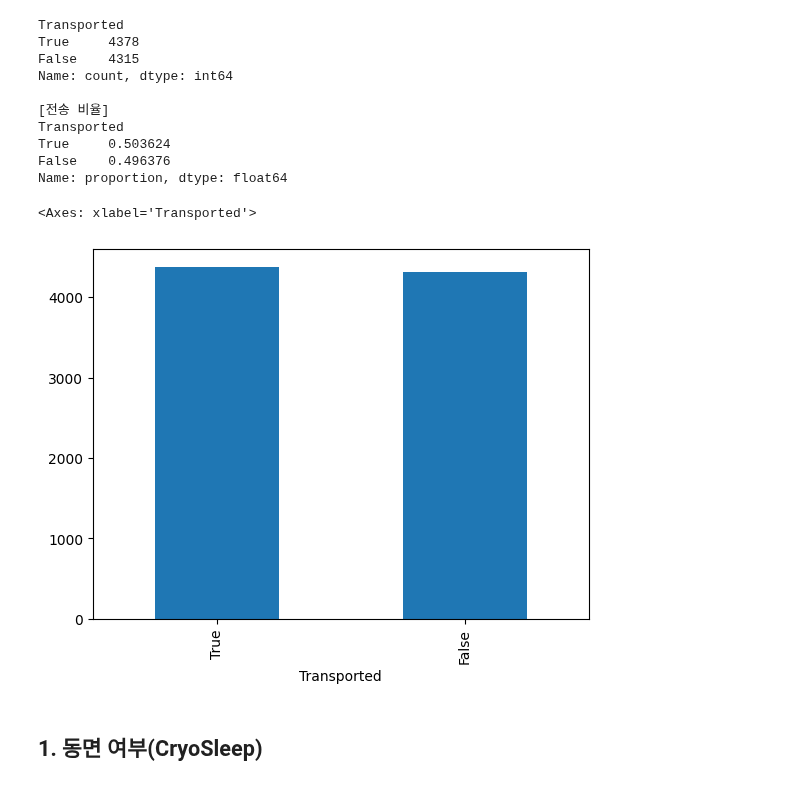
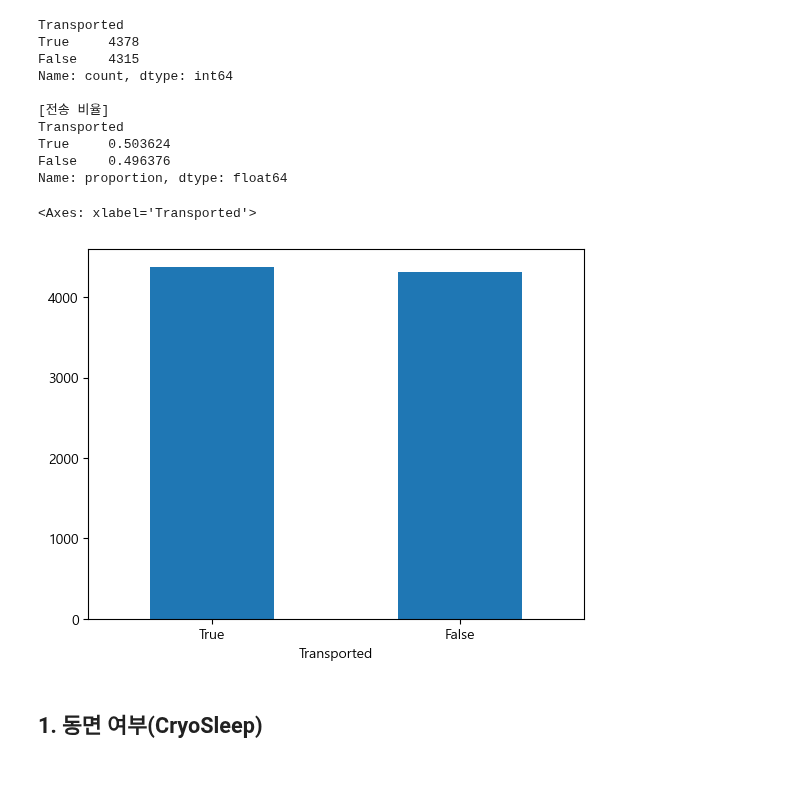
Before and after one commit to whrbgud333/sklearn-est15th-realfinal, a Jupyter notebook: Spaceship_Titanic/Spaceship_1.ipynb, the cells around one changed output. Drawn from its saved outputs; the diff is of its cells as text; code cells hidden in the pictures.

```diff
--- a/Spaceship_Titanic/Spaceship_1.ipynb
+++ b/Spaceship_Titanic/Spaceship_1.ipynb
@@ -236,10 +244,10 @@ Name: proportion, dtype: float64
 # %%
 # 전송 비율 그래프로 시각화
 plot_df = train_df.Transported.value_counts()
-plot_df.plot(kind="bar")
+plot_df.plot(kind="bar", rot=0)
 # %% [output]
 <Axes: xlabel='Transported'>
-[figure, old version]
+[figure, new version]
 # %% [markdown]
 ## 1. 동면 여부(CryoSleep)
 # %%
```
Also changed, not shown: parts of 95 cells of this notebook.
